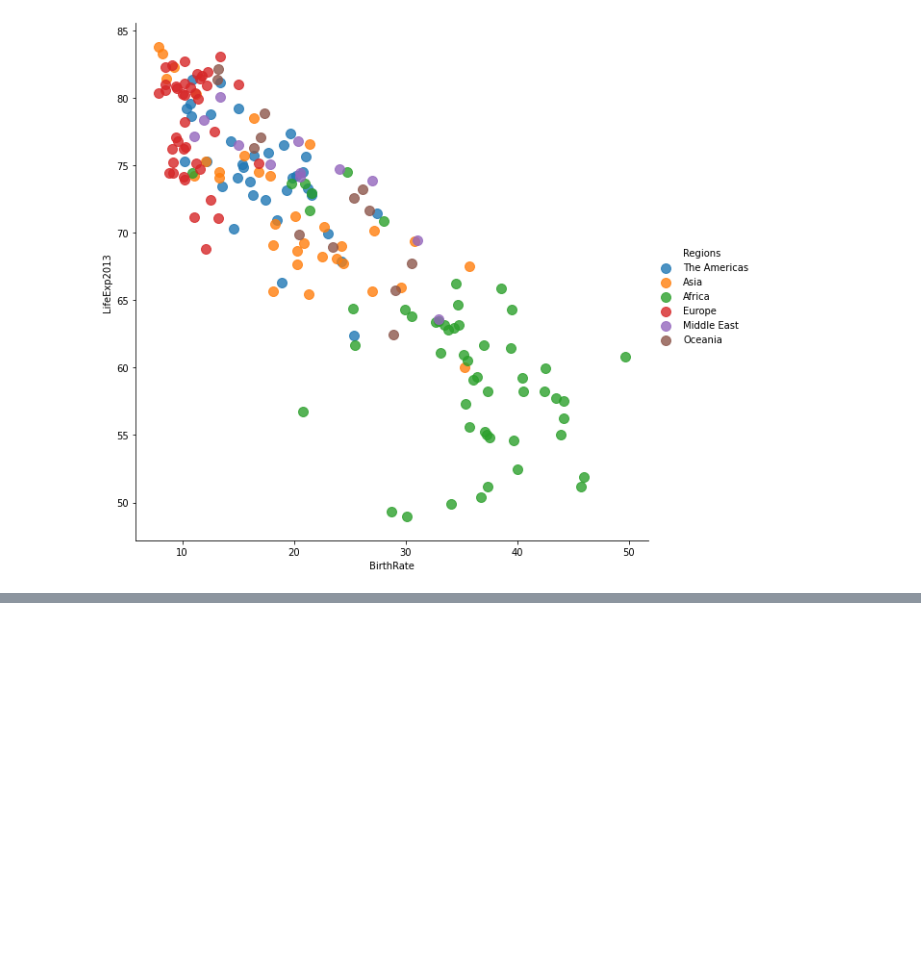
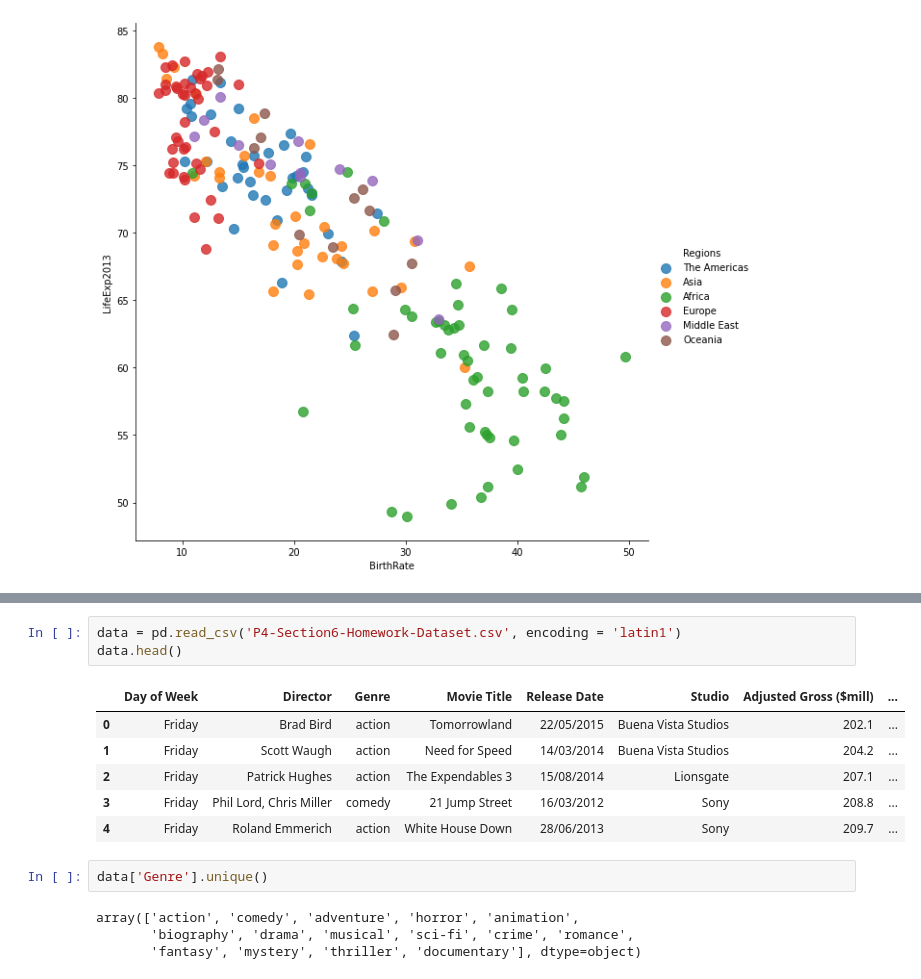
Before and after one commit to silviacolella/python-practices, a Jupyter notebook: Homework.ipynb, the cells around one changed output, grey strips where cells are left out. Saved outputs shown, nothing was run; the diff lists cells and outputs as text; blank space fills up the shorter version.

```diff
--- a/Homework.ipynb
+++ b/Homework.ipynb
@@ -371,0 +444,16 @@ sns.lmplot(data=new_data, x='BirthRate', y='LifeExp2013', fit_reg=False, hue='Re
+# %%
+data = pd.read_csv('P4-Section6-Homework-Dataset.csv', encoding = 'latin1')
+data.head()
+# %% [output]
+|  | Day of Week | Director | Genre | Movie Title | Release Date | Studio | Adjusted Gross ($mill) | ... |
+| 0 | Friday | Brad Bird | action | Tomorrowland | 22/05/2015 | Buena Vista Studios | 202.1 | ... |
+| 1 | Friday | Scott Waugh | action | Need for Speed | 14/03/2014 | Buena Vista Studios | 204.2 | ... |
+| 2 | Friday | Patrick Hughes | action | The Expendables 3 | 15/08/2014 | Lionsgate | 207.1 | ... |
+| 3 | Friday | Phil Lord, Chris Miller | comedy | 21 Jump Street | 16/03/2012 | Sony | 208.8 | ... |
+| 4 | Friday | Roland Emmerich | action | White House Down | 28/06/2013 | Sony | 209.7 | ... |
+# %%
+data['Genre'].unique()
+# %% [output]
+array(['action', 'comedy', 'adventure', 'horror', 'animation',
+       'biography', 'drama', 'musical', 'sci-fi', 'crime', 'romance',
+       'fantasy', 'mystery', 'thriller', 'documentary'], dtype=object)
```
Also changed, not shown: parts of 18 cells of this notebook.
